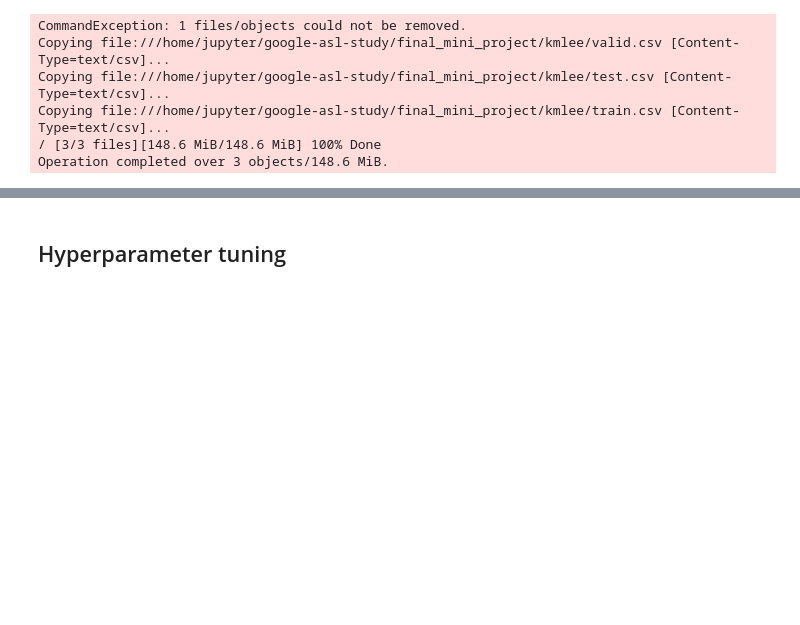
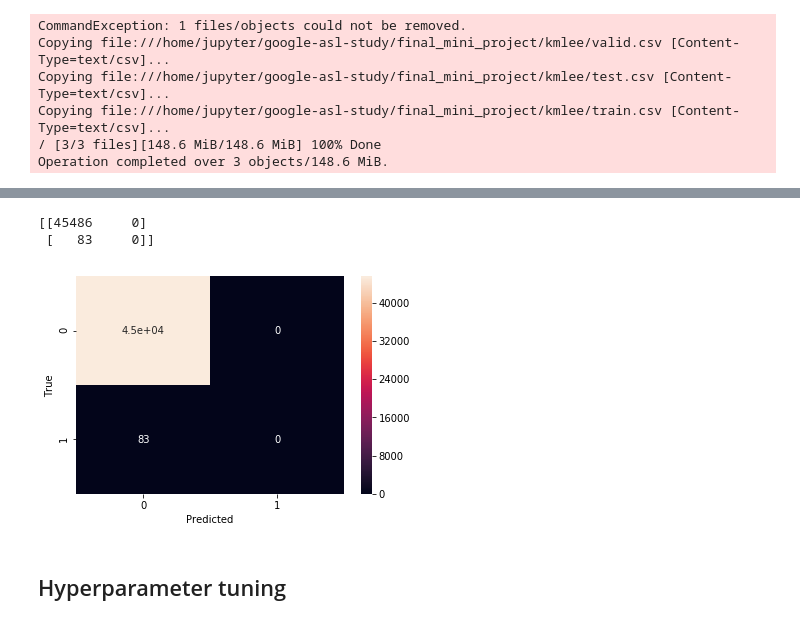
Before and after one commit to younseun/google-asl-study, a Jupyter notebook: final_mini_project/kmlee/project_template.ipynb, the cells around one changed output, grey strips where cells are left out. Cells and saved outputs as stored; diff of their text form; code cells hidden in the pictures; blank space fills up the shorter version.

```diff
--- a/final_mini_project/kmlee/project_template.ipynb
+++ b/final_mini_project/kmlee/project_template.ipynb
@@ -273,0 +302,2 @@ or continue streaming the logs with the command
+# %%
+loaded_model = tf.contrib.predictor.from_saved_model('gs://qwiklabs-gcp-ml-8d503f4cdc07/miniproj/dnn/export/exporter/1576062488')
@@ -274,3 +309,40 @@ or continue streaming the logs with the command
+# %%
+import numpy as np
+import seaborn as sns
+import matplotlib.pyplot as plt
+
+def get_predictions(estimator, input_fn):
+    result =loaded_model({'Class':input_fn})
+    return result['probabilities']
+
+def eval_input_fn(csv_path):
+    from numpy import genfromtxt
+    data = genfromtxt(csv_path, delimiter=',')
+    data = data[1:,:-1]
+    return data
+
+LABELS = ["0", "1"]
+
+df_eval = pd.read_csv('./valid.csv')
+
+# Create a confusion matrix on training data.
+with tf.Graph().as_default():
+    cm = tf.confusion_matrix(df_eval["Class"],get_predictions(loaded_model, eval_input_fn('./valid.csv')))
+    with tf.Session() as session:
+        cm_out = session.run(cm)
+        print(cm_out)
+
+# Normalize the confusion matrix so that each row sums to 1.
+cm_out = cm_out.astype(float)
+# / cm_out.sum(axis=1)[:, np.newaxis]
+
+sns.heatmap(cm_out, annot=True, xticklabels=LABELS, yticklabels=LABELS);
+plt.xlabel("Predicted");
+plt.ylabel("True");
+# %% [output]
+[[45486     0]
+ [   83     0]]
+[figure, added]
 # %% [markdown]
 <h2> Hyperparameter tuning</h2>
 # %%
```
Also changed, not shown: parts of 6 cells of this notebook.
